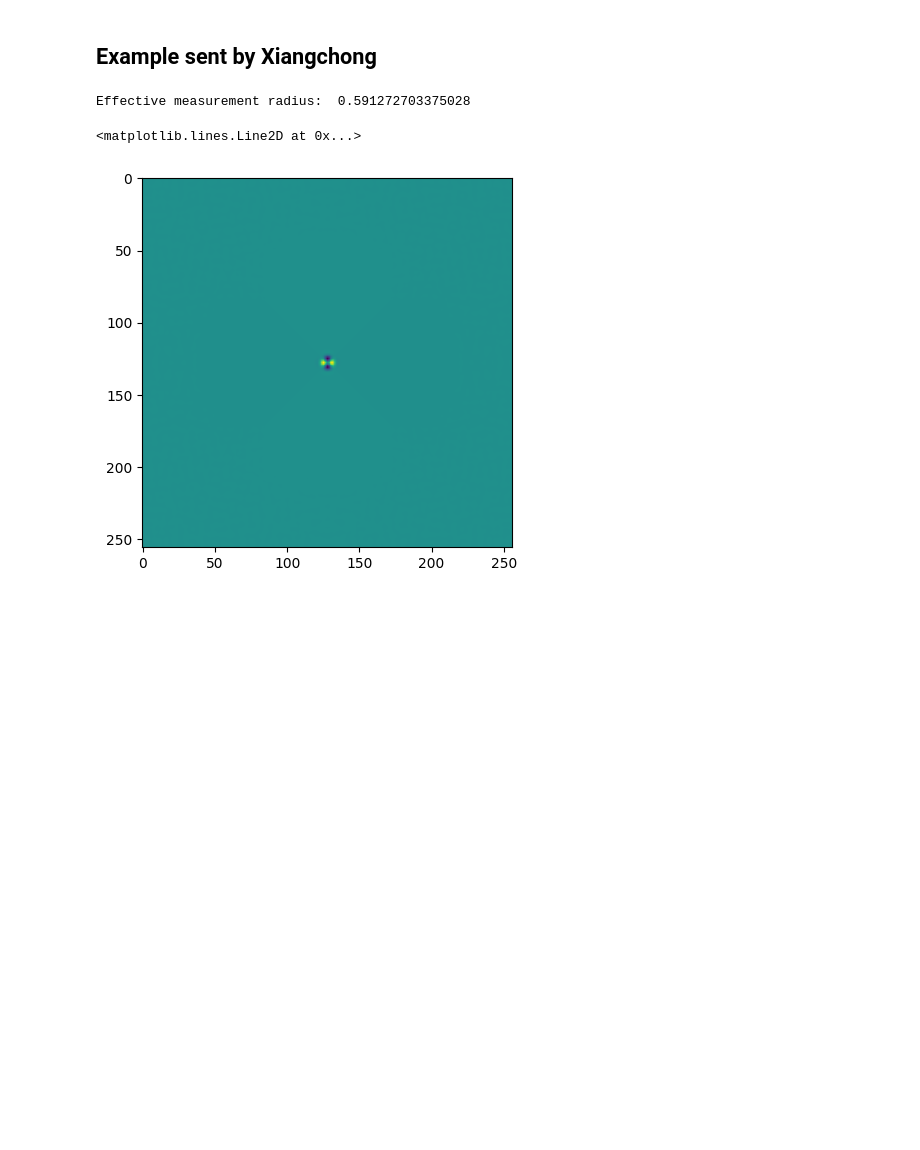
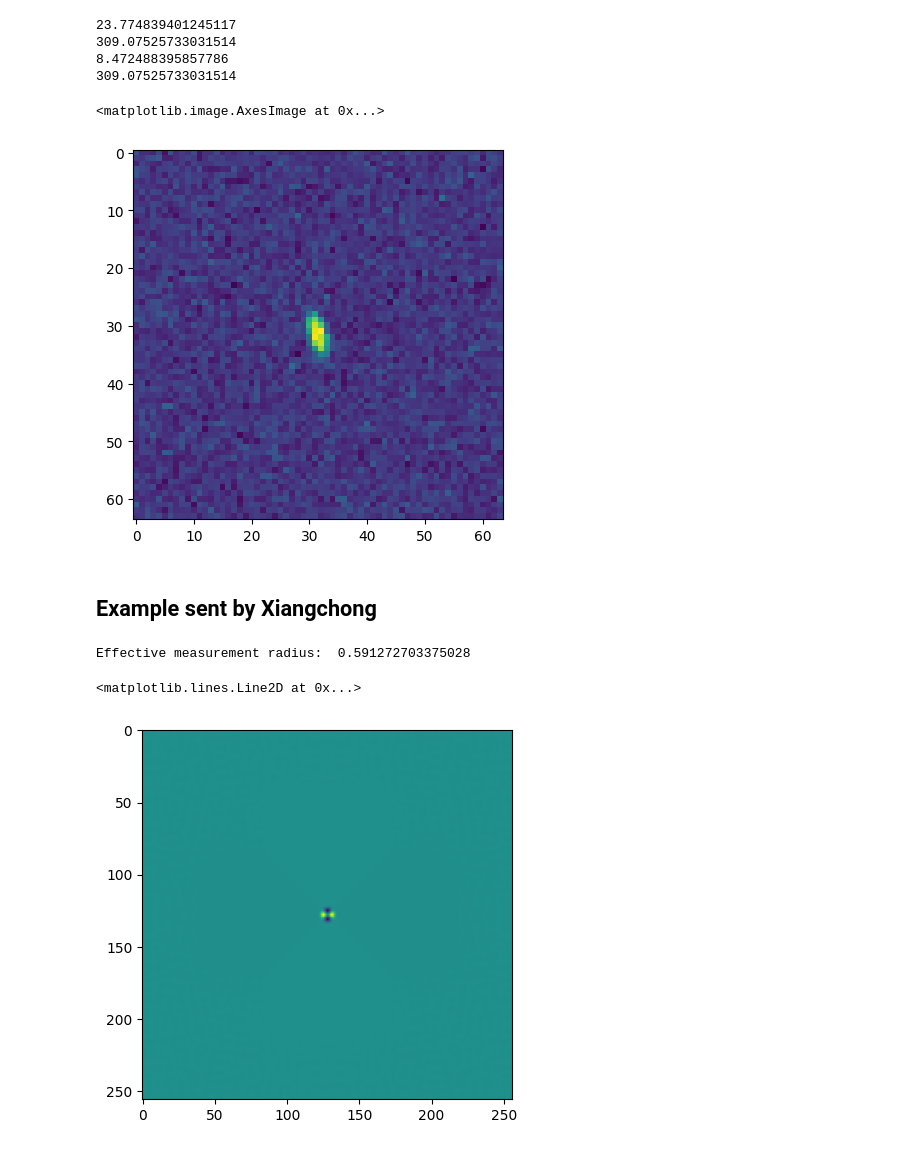
Before and after one commit to CMacM/FPFS-project, a Jupyter notebook: moments_radial_weighting.ipynb, the cells around one changed output. Saved outputs shown, nothing was run; the diff lists cells and outputs as text; code cells hidden in the pictures; blank space fills up the shorter version.

```diff
--- a/moments_radial_weighting.ipynb
+++ b/moments_radial_weighting.ipynb
@@ -55,3 +65,44 @@ with fits.open(filename) as hdul:
+# %%
+# test noise
+gal = cosmos.makeGalaxy(index=42, gal_type='parametric', noise_pad_size=0)
+record = cosmos.getParametricRecord(10)
+print(record['mag_auto'])
+
+mag_zero = 30
+flux = 10 ** ((mag_zero - record['mag_auto']) / 2.5)
+print(flux)
+print(gal.flux)
+gal = gal.withFlux(flux)
+print(gal.flux)
+gal_array = gal.drawImage(scale=0.2, nx=64, ny=64).array
+
+noise_seed = 1  # seed for noise
+# noise variance for r-bands 10 year LSST coadd (magnitude zero point at 30)
+noise_std = 0.37 * np.sqrt(10.0)
+noise_variance = noise_std ** 2.0
+
+# Add noise to galaxy image
+gal_array = gal_array + np.random.RandomState(noise_seed).normal(
+    scale=noise_std,
+    size=gal_array.shape,
+)
+# The pure noise for noise bias correction
+# make sure that the random seeds are different
+# (noise variance are the same)
+add_noise_seed = int(noise_seed + 1e6)
+noise_array = np.random.RandomState(add_noise_seed).normal(
+    scale=noise_std,
+    size=gal_array.shape,
+)
+
+plt.imshow(gal_array)
+# %% [output]
+23.774839401245117
+309.07525733031514
+8.472488395857786
+309.07525733031514
+<matplotlib.image.AxesImage at 0x...>
+[figure, added]
 # %% [markdown]
 ## Example sent by Xiangchong
 # %%
```
Also changed, not shown: parts of 14 cells of this notebook, 9 other files.
